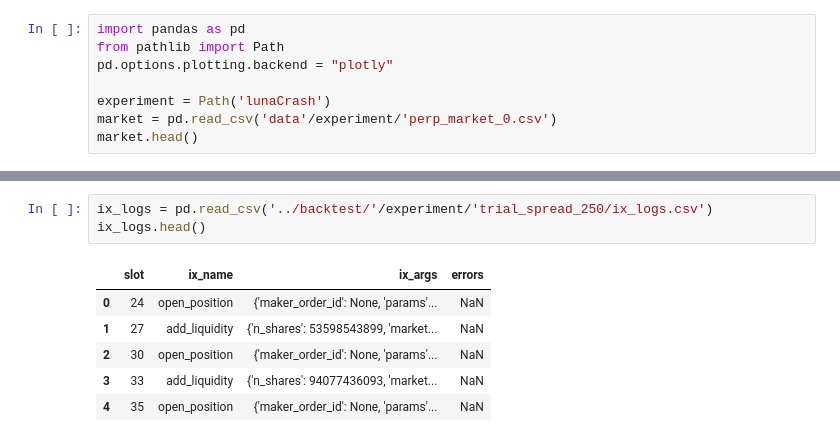
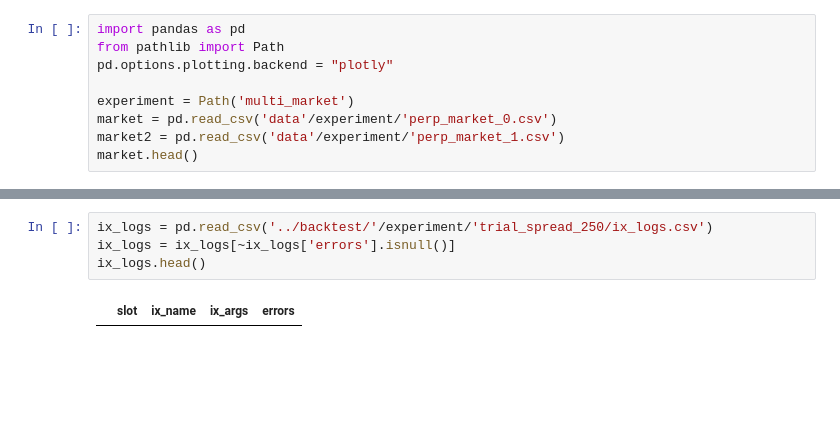
Before and after one commit to 0xNineteen/solana-accountsdb-plugin-postgres, a Jupyter notebook: view.ipynb, the cells around one changed output, grey strips where cells are left out. Saved outputs shown, nothing was run; the diff lists cells and outputs as text; blank space fills up the shorter version.

```diff
--- a/view.ipynb
+++ b/view.ipynb
@@ -3,8 +3,9 @@ import pandas as pd
 from pathlib import Path
 pd.options.plotting.backend = "plotly"
 
-experiment = Path('lunaCrash')
+experiment = Path('multi_market')
 market = pd.read_csv('data'/experiment/'perp_market_0.csv')
+market2 = pd.read_csv('data'/experiment/'perp_market_1.csv')
 market.head()
 # %% [output]
 |  | market.pubkey | market.name | market.expiry_price | market.number_of_users | market.imf_factor | ... |
@@ -17,10 +18,6 @@ market.head()
 # %%
 ix_logs = pd.read_csv('../backtest/'/experiment/'trial_spread_250/ix_logs.csv')
+ix_logs = ix_logs[~ix_logs['errors'].isnull()]
 ix_logs.head()
 # %% [output]
 |  | slot | ix_name | ix_args | errors |
-| 0 | 24 | open_position | {'maker_order_id': None, 'params'... | NaN |
-| 1 | 27 | add_liquidity | {'n_shares': 53598543899, 'market... | NaN |
-| 2 | 30 | open_position | {'maker_order_id': None, 'params'... | NaN |
-| 3 | 33 | add_liquidity | {'n_shares': 94077436093, 'market... | NaN |
-| 4 | 35 | open_position | {'maker_order_id': None, 'params'... | NaN |
```
Also changed, not shown: parts of 6 cells of this notebook, 3 other files.
